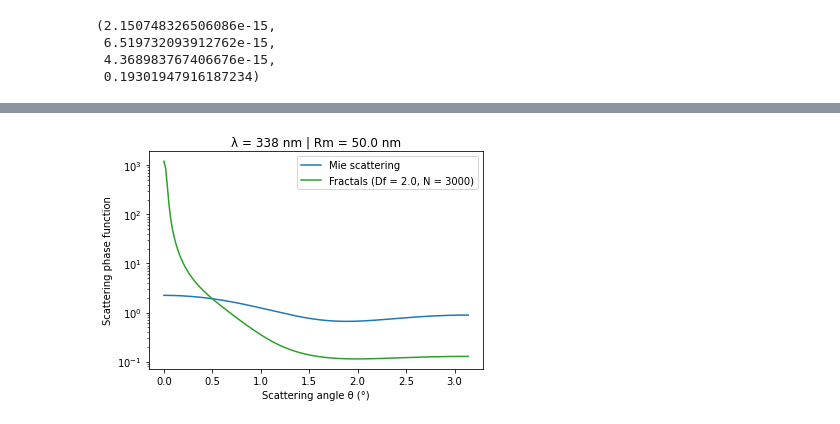
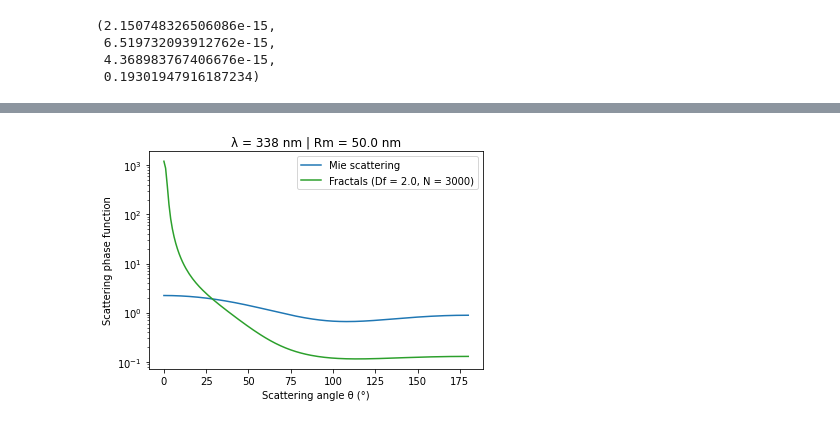
Before and after one commit to seignovert/python-titan-aerosols, a Jupyter notebook: examples/Tholins_examples.ipynb, the cells around one changed output, grey strips where cells are left out. Cells and saved outputs as stored; diff of their text form; code cells hidden in the pictures.

```diff
--- a/examples/Tholins_examples.ipynb
+++ b/examples/Tholins_examples.ipynb
@@ -108,10 +110,10 @@ qsct, qext, qabs
 # %%
-plt.semilogy(theta_mie, P_mie, color='tab:blue', label='Mie scattering')
-plt.semilogy(theta_fractals, P_fractals, color='tab:green', label=f'Fractals (Df = {Df}, N = {N})')
+plt.semilogy(np.degrees(theta_mie), P_mie, color='tab:blue', label='Mie scattering')
+plt.semilogy(np.degrees(theta_fractals), P_fractals, color='tab:green', label=f'Fractals (Df = {Df}, N = {N})')
 
 plt.legend()
 plt.xlabel('Scattering angle θ (°)')
 plt.ylabel('Scattering phase function')
 plt.title(f'λ = {wvln * 1e9:.0f} nm | Rm = {rm * 1e9:.1f} nm');
 # %% [output]
-[figure, old version]
+[figure, new version]
```
Also changed, not shown: parts of 7 cells of this notebook.
